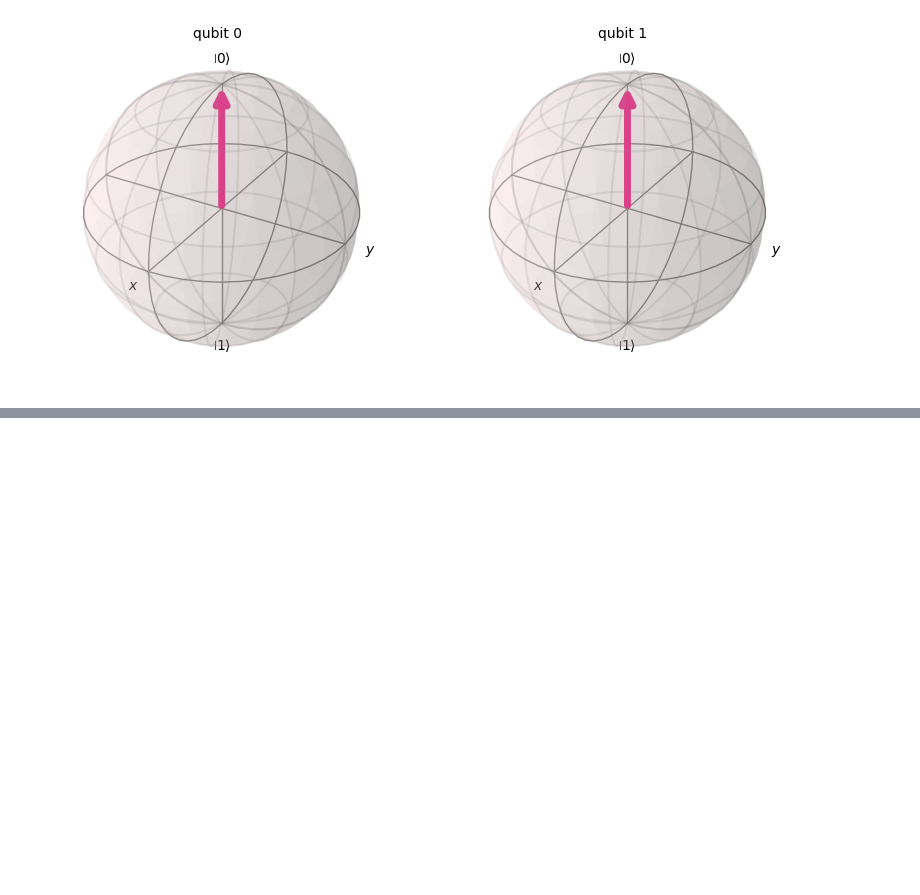
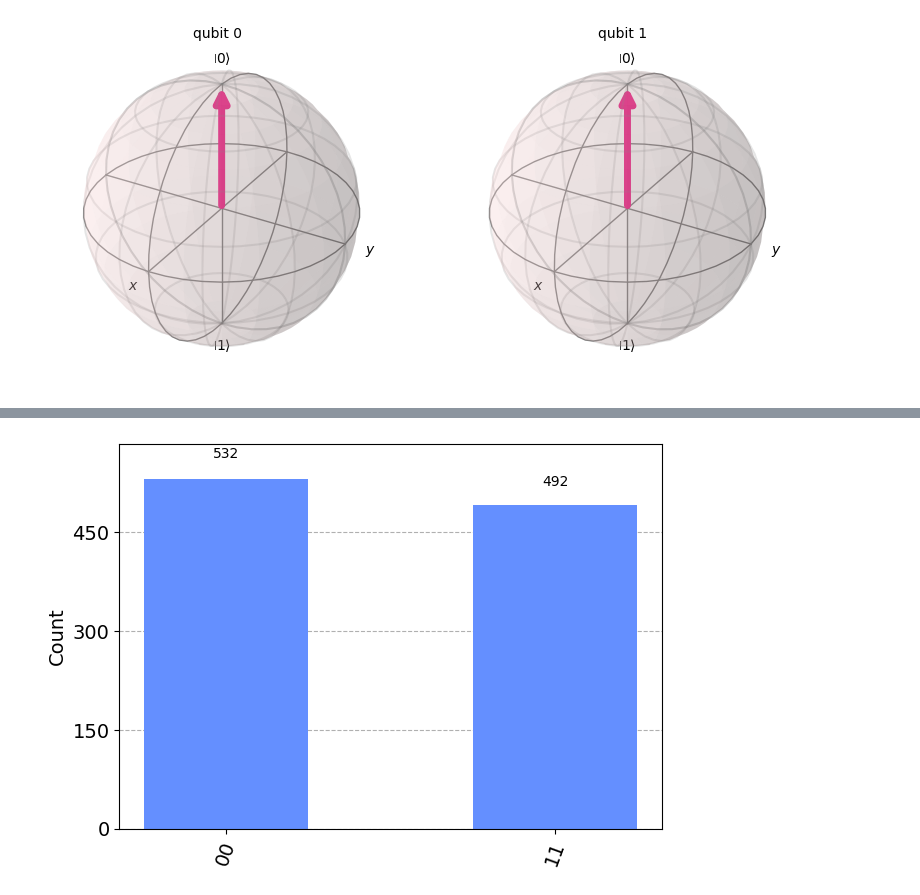
Before and after one commit to Jordi008/quantumCode, a Jupyter notebook: The Complete Quantum Computing Course/Software/PhaseAndBlochSphere.ipynb, the cells around one changed output, grey strips where cells are left out. Cells and saved outputs as stored; diff of their text form; code cells hidden in the pictures; blank space fills up the shorter version.

```diff
--- a/The Complete Quantum Computing Course/Software/PhaseAndBlochSphere.ipynb
+++ b/The Complete Quantum Computing Course/Software/PhaseAndBlochSphere.ipynb
@@ -46,0 +65,4 @@ plot_bloch_multivector(statevec)
+# %%
+plot_histogram([counts])
+# %% [output]
+[figure, added]
```
Also changed, not shown: parts of 6 cells of this notebook.
